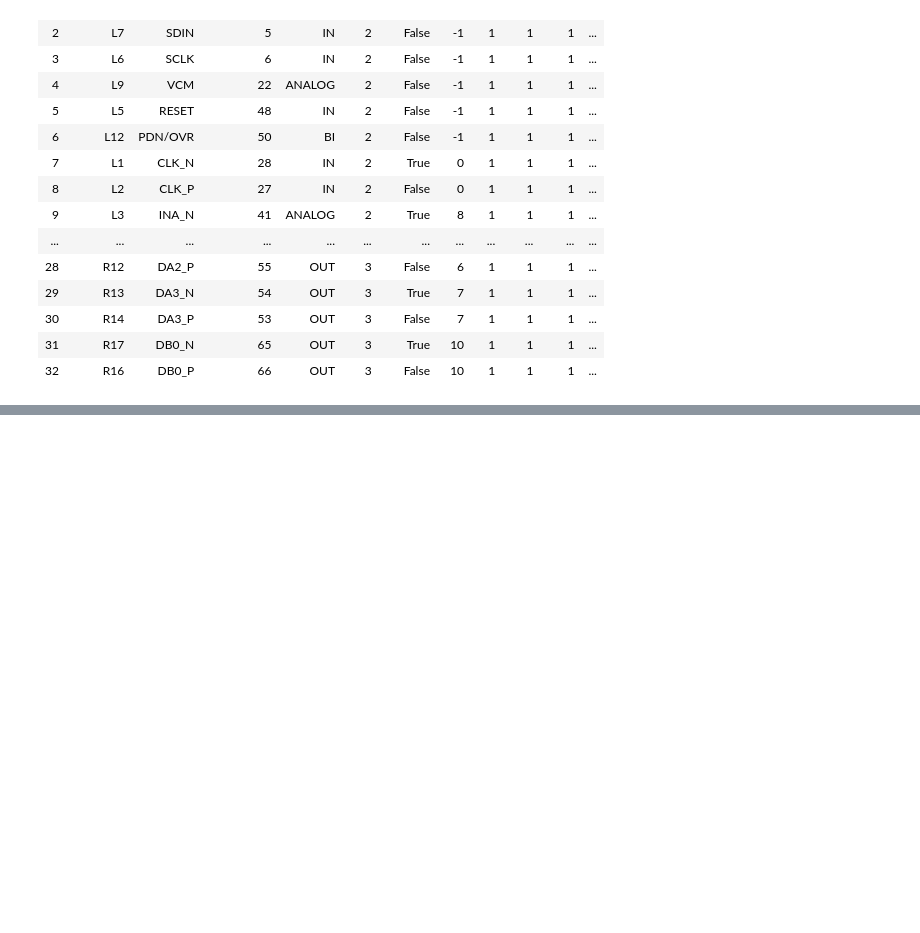
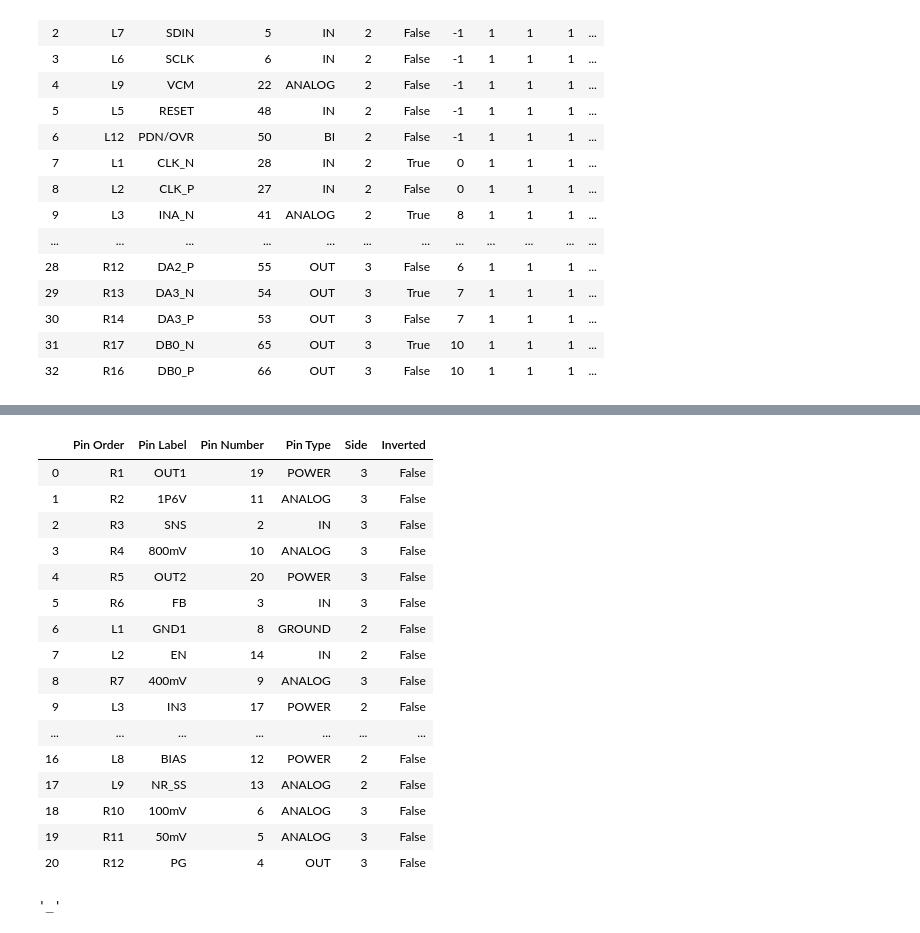
Before and after one commit to coffeenmusic/Symbol_Creator_Mentor_PADS, a Jupyter notebook: Symbol_Creator.ipynb, the cells around one changed output, grey strips where cells are left out. Cells and saved outputs as stored; diff of their text form; code cells hidden in the pictures; blank space fills up the shorter version.

```diff
--- a/Symbol_Creator.ipynb
+++ b/Symbol_Creator.ipynb
@@ -74,0 +171,25 @@ creator.get_coordinates(csv, w)
+# %%
+csv
+# %% [output]
+|  | Pin Order | Pin Label | Pin Number | Pin Type | Side | Inverted |
+| 0 | R1 | OUT1 | 19 | POWER | 3 | False |
+| 1 | R2 | 1P6V | 11 | ANALOG | 3 | False |
+| 2 | R3 | SNS | 2 | IN | 3 | False |
+| 3 | R4 | 800mV | 10 | ANALOG | 3 | False |
+| 4 | R5 | OUT2 | 20 | POWER | 3 | False |
+| 5 | R6 | FB | 3 | IN | 3 | False |
+| 6 | L1 | GND1 | 8 | GROUND | 2 | False |
+| 7 | L2 | EN | 14 | IN | 2 | False |
+| 8 | R7 | 400mV | 9 | ANALOG | 3 | False |
+| 9 | L3 | IN3 | 17 | POWER | 2 | False |
+| ... | ... | ... | ... | ... | ... | ... |
+| 16 | L8 | BIAS | 12 | POWER | 2 | False |
+| 17 | L9 | NR_SS | 13 | ANALOG | 2 | False |
+| 18 | R10 | 100mV | 6 | ANALOG | 3 | False |
+| 19 | R11 | 50mV | 5 | ANALOG | 3 | False |
+| 20 | R12 | PG | 4 | OUT | 3 | False |
+# %%
+a = 'IN_3'
+a[len('IN'):len('IN')+1]
+# %% [output]
+'_'
```
Also changed, not shown: parts of 13 cells of this notebook, 2 other files.
